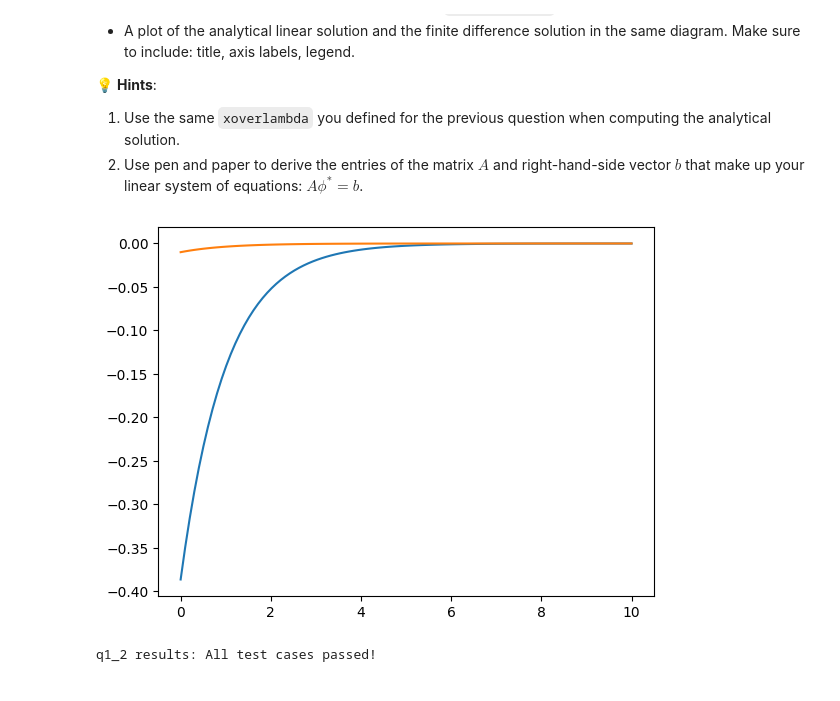
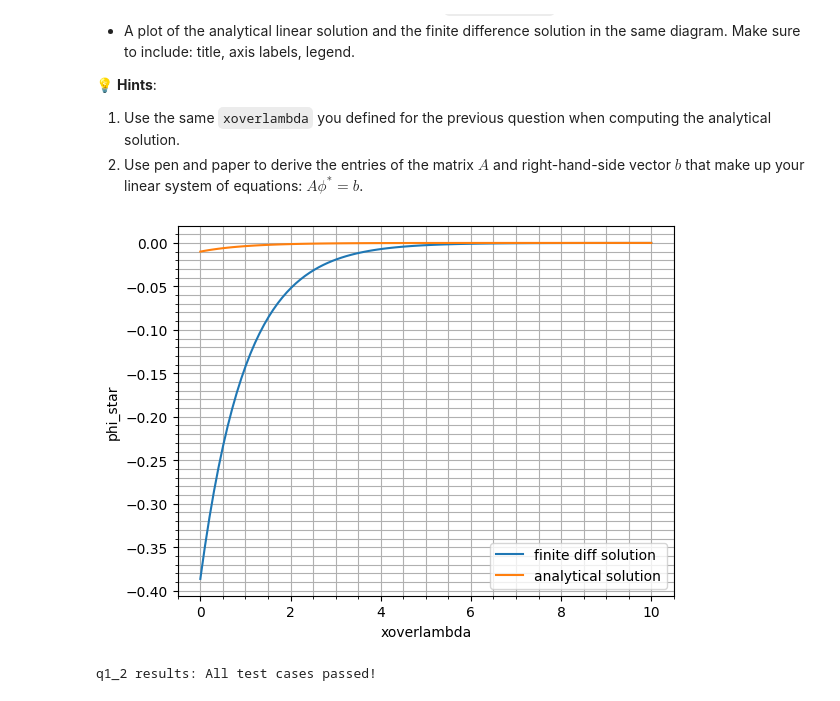
Before and after one commit to Xikiee/computational_practicum, a Jupyter notebook: assignments/Assignment_Q1_L6.ipynb, the cells around one changed output. Drawn from its saved outputs; the diff is of its cells as text; code cells hidden in the pictures.

```diff
--- a/assignments/Assignment_Q1_L6.ipynb
+++ b/assignments/Assignment_Q1_L6.ipynb
@@ -294,34 +294,39 @@ A[-1, -1] = -(2 + h**2)
 
 # print (A)
 
 
 # define the b matrix (the solution)
 b = np.zeros(matrix_size)
 b[0] = - phi_star_0
 b[-1] = 0
 
 # define the solution (this is phi*):
 sol = np.zeros(N)
 sol[0] = phi_star_0
 sol[1:] = np.linalg.solve(A,b)
 
 
 # print(sol)
 
 # Outputs requested
 pb_linear_matrix = A
 pb_linear_vector = b
 
 # Dimensional solution
 pb_linear_sol = sol *V_T
 
 
 # Plot results
 plt.plot(xoverlambda, sol, label = 'finite diff solution')
 plt.plot(xoverlambda, analytical_potentials, label = 'analytical solution')
+plt.xlabel("xoverlambda")
+plt.ylabel('phi_star')
+plt.minorticks_on( )
+plt.legend()
+plt.grid(which= 'both')
 plt.show()
 # %% [output]
-[figure, old version]
+[figure, new version]
 # %%
 grader.check("q1_2")
 # %% [output]
```
Also changed, not shown: parts of 1 cell of this notebook.
